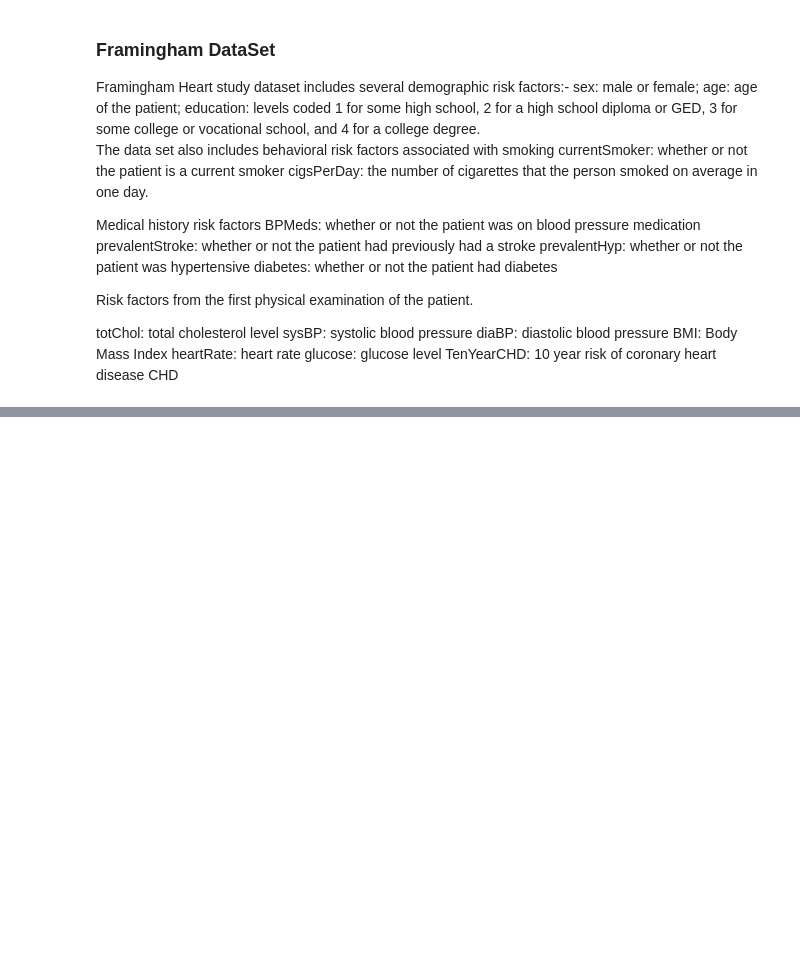
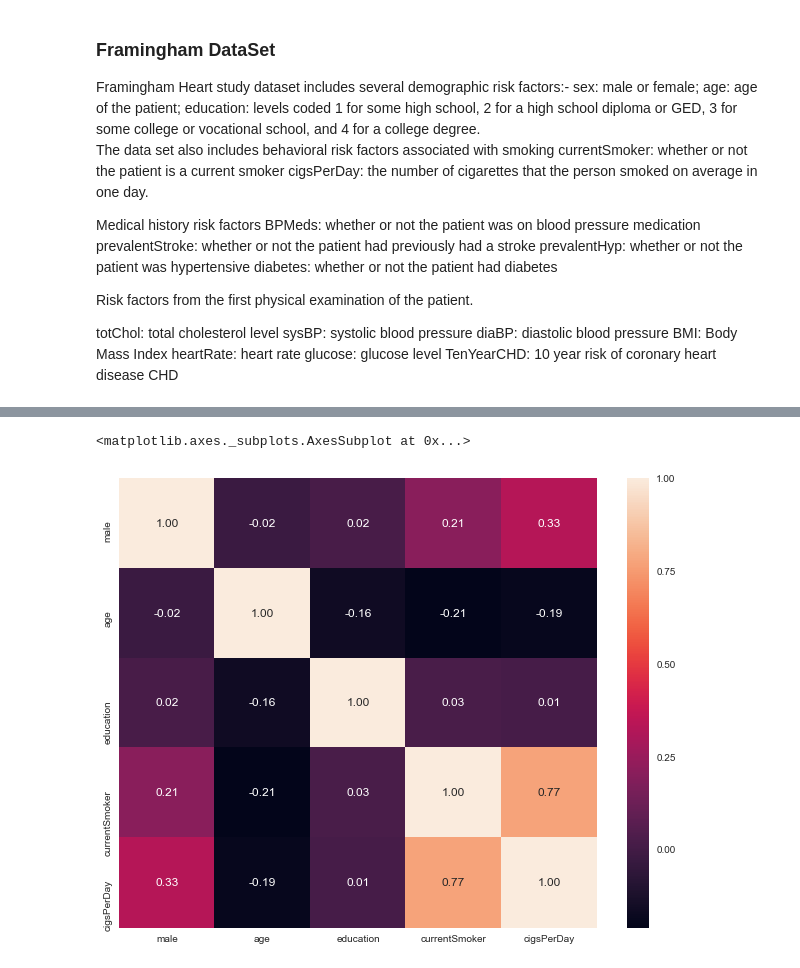
Before and after one commit to med-hachoum/heart-disease-prediction, a Jupyter notebook: heart disease prediction using data mining v1 .ipynb, the cells around one changed output, grey strips where cells are left out. Saved outputs shown, nothing was run; the diff lists cells and outputs as text; code cells hidden in the pictures; blank space fills up the shorter version.

```diff
--- a/heart disease prediction using data mining v1 .ipynb
+++ b/heart disease prediction using data mining v1 .ipynb
@@ -55,0 +61,2 @@ NameError: name 'رر' is not defined
+# %%
+DataSet = pd.read_csv('heart_data.csv')
@@ -55,0 +126,2 @@ NameError: name 'رر' is not defined
+# %%
+DataSet = DataSet.dropna()
@@ -55,0 +153,8 @@ NameError: name 'رر' is not defined
+# %%
+social_data =DataSet.loc[:,:"cigsPerDay"]
+social_data['age_bin'] = pd.cut(DataSet['age'], [30, 40, 50,60,70], labels=['30 - 40', '40 - 50', '50 - 60','60-70'])
+cat_social_data = social_data.copy()
+cat_social_data['male'] = social_data['male'].replace({0: 'Female', 1: 'Male'})
+cat_social_data['education'] = social_data['education'].replace({1: 'high school', 2: 'high school diploma or GED',3: 'college or vocational school', 4: 'college degree.'})
+cat_social_data['currentSmoker'] = social_data['currentSmoker'].replace({0: 'smocker', 1: 'not smocker'})
+cat_social_data.rename(columns={'male': 'gender'}, inplace=True)
@@ -55,0 +176,6 @@ NameError: name 'رر' is not defined
+# %%
+#sns.stripplot(data=social_data, y='age', x='education')
+sns.heatmap(social_data.corr(), annot=True, fmt=".2f")
+# %% [output]
+<matplotlib.axes._subplots.AxesSubplot at 0x...>
+[figure, added]
```
Also changed, not shown: parts of 33 cells of this notebook.
